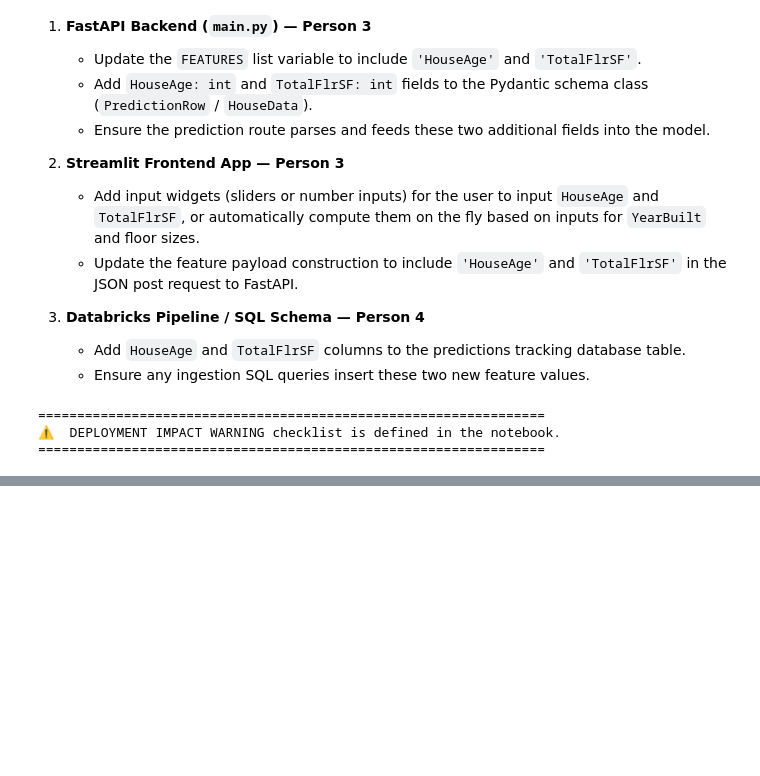
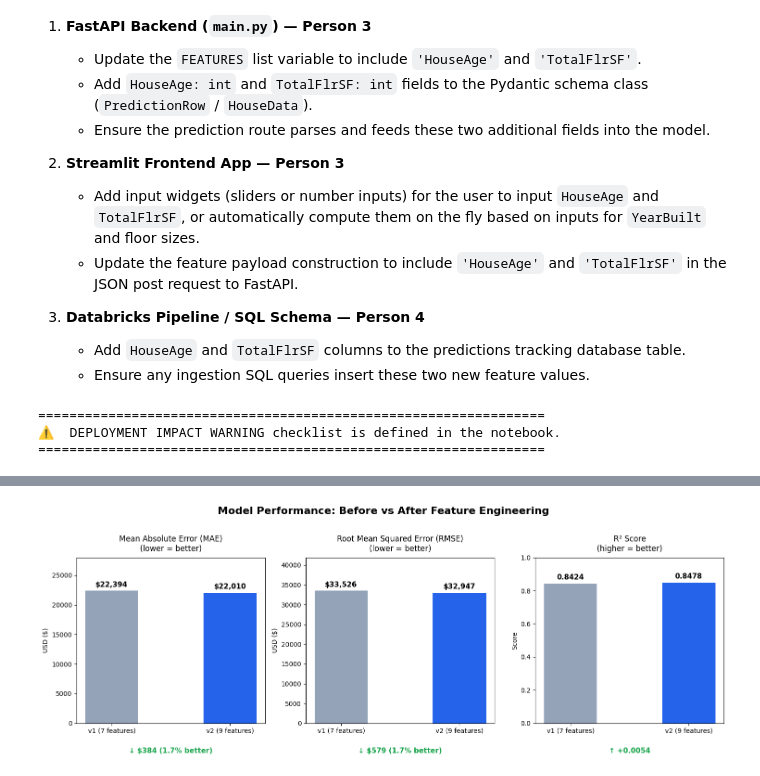
Before and after one commit to ubejdshahini/iowa-housing-ml-pipeline, a Jupyter notebook: model.ipynb, the cells around one changed output, grey strips where cells are left out. Drawn from its saved outputs; the diff is of its cells as text; code cells hidden in the pictures; blank space fills up the shorter version.

Commit message:
add v1 vs v2 comparison chart to model.ipynb

```diff
--- a/model.ipynb
+++ b/model.ipynb
@@ -849,0 +858,12 @@ print('=' * 65)
+# %%
+import pandas as pd
+
+# Collect metrics into DataFrame
+comparison_table = pd.DataFrame([
+    {'Version': 'v1 (7 features)', 'MAE': mae_rf_v1, 'RMSE': rmse_rf_v1, 'R2': r2_rf_v1},
+    {'Version': 'v2 (9 features)', 'MAE': mae_rf_v2, 'RMSE': rmse_rf_v2, 'R2': r2_rf_v2},
+]).set_index('Version')
+
+print('=== Before vs After Feature Engineering Summary ===')
+print(comparison_table.to_string())
+comparison_table
@@ -849,0 +884,63 @@ print('=' * 65)
+# %%
+import matplotlib.pyplot as plt
+
+# Color palette: v1 muted slate, v2 highlighted blue winner
+colors = ['#94a3b8', '#2563eb']
+
+fig, axes = plt.subplots(1, 3, figsize=(15, 5.5))
+fig.suptitle('Model Performance: Before vs After Feature Engineering', fontsize=16, fontweight='bold', y=1.02)
+
+# Subplot 1: MAE
+ax1 = axes[0]
+bars1 = ax1.bar(comparison_table.index, comparison_table['MAE'], color=colors, width=0.45)
+ax1.set_title('Mean Absolute Error (MAE)\n(lower = better)', fontsize=12, pad=10)
+ax1.set_ylabel('USD ($)')
+ax1.set_ylim(0, max(comparison_table['MAE']) * 1.25)
+for bar in bars1:
+    height = bar.get_height()
+    ax1.annotate(f'${height:,.0f}',
+                 xy=(bar.get_x() + bar.get_width() / 2, height),
+                 xytext=(0, 4), textcoords='offset points',
+                 ha='center', va='bottom', fontweight='bold', fontsize=11)
+mae_diff = mae_rf_v1 - mae_rf_v2
+mae_pct = (mae_diff / mae_rf_v1) * 100
+ax1.text(0.5, -0.18, f'↓ ${mae_diff:,.0f} ({mae_pct:.1f}% better)', transform=ax1.transAxes,
+         ha='center', fontsize=11, fontweight='bold', color='#16a34a')
+
+# Subplot 2: RMSE
+ax2 = axes[1]
+bars2 = ax2.bar(comparison_table.index, comparison_table['RMSE'], color=colors, width=0.45)
+ax2.set_title('Root Mean Squared Error (RMSE)\n(lower = better)', fontsize=12, pad=10)
+ax2.set_ylabel('USD ($)')
+ax2.set_ylim(0, max(comparison_table['RMSE']) * 1.25)
+for bar in bars2:
+    height = bar.get_height()
+    ax2.annotate(f'${height:,.0f}',
+                 xy=(bar.get_x() + bar.get_width() / 2, height),
+                 xytext=(0, 4), textcoords='offset points',
+                 ha='center', va='bottom', fontweight='bold', fontsize=11)
+rmse_diff = rmse_rf_v1 - rmse_rf_v2
+rmse_pct = (rmse_diff / rmse_rf_v1) * 100
+ax2.text(0.5, -0.18, f'↓ ${rmse_diff:,.0f} ({rmse_pct:.1f}% better)', transform=ax2.transAxes,
+         ha='center', fontsize=11, fontweight='bold', color='#16a34a')
+
+# Subplot 3: R2
+ax3 = axes[2]
+bars3 = ax3.bar(comparison_table.index, comparison_table['R2'], color=colors, width=0.45)
+ax3.set_title('R² Score\n(higher = better)', fontsize=12, pad=10)
+ax3.set_ylabel('Score')
+ax3.set_ylim(0, 1.0)
+for bar in bars3:
+    height = bar.get_height()
+    ax3.annotate(f'{height:.4f}',
+                 xy=(bar.get_x() + bar.get_width() / 2, height),
+                 xytext=(0, 4), textcoords='offset points',
+                 ha='center', va='bottom', fontweight='bold', fontsize=11)
+r2_diff = r2_rf_v2 - r2_rf_v1
+ax3.text(0.5, -0.18, f'↑ +{r2_diff:.4f}', transform=ax3.transAxes,
+         ha='center', fontsize=11, fontweight='bold', color='#16a34a')
+
+plt.tight_layout()
+plt.show()
+# %% [output]
+[figure, added]
```
Also changed, not shown: parts of 5 cells of this notebook.
